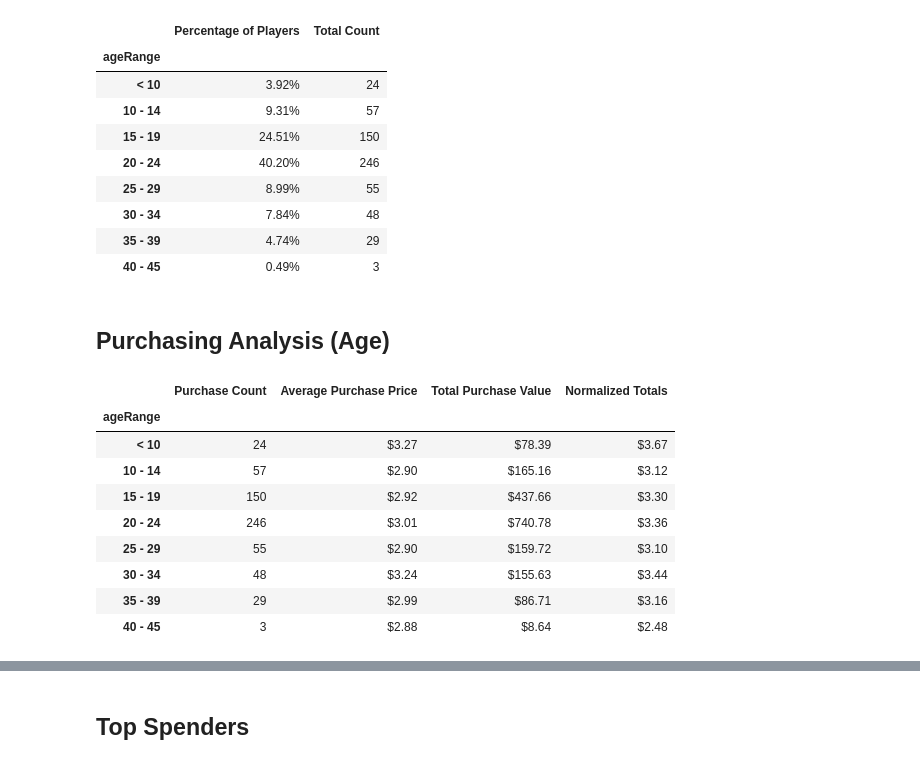
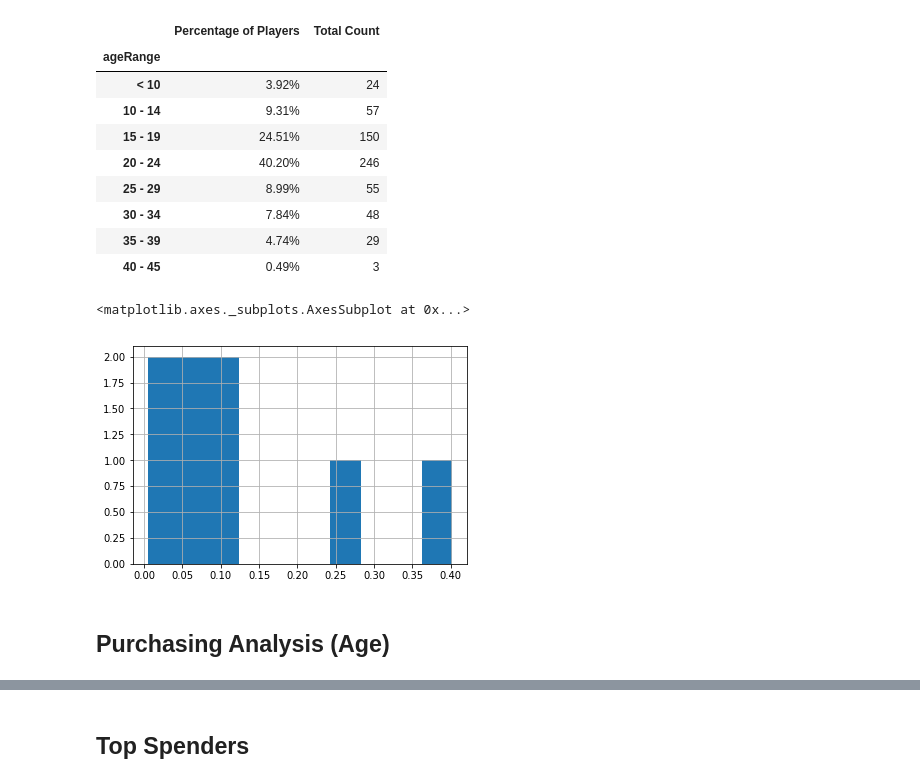
Before and after one commit to tokunami/pandas-hw, a Jupyter notebook: HeroesOfPymoli/myResult.ipynb, the cells around one changed output, grey strips where cells are left out. Saved outputs shown, nothing was run; the diff lists cells and outputs as text; code cells hidden in the pictures.

```diff
--- a/HeroesOfPymoli/myResult.ipynb
+++ b/HeroesOfPymoli/myResult.ipynb
@@ -130,10 +141,11 @@ uniquePlayers_df["ageRange"] = pd.cut(uniquePlayers_df["Age"],bins,labels=group_
 uniquePlayers_ageRange = uniquePlayers_df.groupby("ageRange")
 
 # Format and Output
-pd.DataFrame({
+uniquePlayers_ageRange_df = pd.DataFrame({
     "Percentage of Players":uniquePlayers_ageRange["Age"].count()/totalCount,
     "Total Count": uniquePlayers_ageRange["Age"].count()
-}).style.format({
+})
+uniquePlayers_ageRange_df.style.format({
     "Percentage of Players": "{:.2%}"
 })
 # %% [output]
@@ -151,36 +163,11 @@ See the caveats in the documentation: http://pandas.pydata.org/pandas-docs/stabl
 | 30 - 34 | 7.84% | 48 |
 | 35 - 39 | 4.74% | 29 |
 | 40 - 45 | 0.49% | 3 |
+# %%
+uniquePlayers_ageRange_df["Percentage of Players"].hist()
+# TODO fix but
+# %% [output]
+<matplotlib.axes._subplots.AxesSubplot at 0x...>
+[figure, added]
 # %% [markdown]
 ## Purchasing Analysis (Age)
-# %%
-# Create a new df
-purchaseAnal_ageRange = pd.DataFrame({
-    "Purchase Count": uniquePlayers_ageRange["Age"].count(),
-    "Average Purchase Price": uniquePlayers_ageRange["Price"].mean(),
-    "Total Purchase Value": uniquePlayers_ageRange["Price"].sum(),
-    "Normalized Totals": uniquePlayers_ageRange["Price"].mean()*uniquePlayers_ageRange["Price"].std()
-})
-
-# Format and Output
-purchaseAnal_ageRange[[
-    "Purchase Count",
-    "Average Purchase Price",
-    "Total Purchase Value",
-    "Normalized Totals"
-]].style.format({
-    "Average Purchase Price":"${:.2f}",
-    "Total Purchase Value":"${:.2f}",
-    "Normalized Totals":"${:.2f}"
-})
-# %% [output]
-|  | Purchase Count | Average Purchase Price | Total Purchase Value | Normalized Totals |
-| ageRange |  |  |  |  |
-| < 10 | 24 | $3.27 | $78.39 | $3.67 |
-| 10 - 14 | 57 | $2.90 | $165.16 | $3.12 |
-| 15 - 19 | 150 | $2.92 | $437.66 | $3.30 |
-| 20 - 24 | 246 | $3.01 | $740.78 | $3.36 |
-| 25 - 29 | 55 | $2.90 | $159.72 | $3.10 |
-| 30 - 34 | 48 | $3.24 | $155.63 | $3.44 |
-| 35 - 39 | 29 | $2.99 | $86.71 | $3.16 |
-| 40 - 45 | 3 | $2.88 | $8.64 | $2.48 |
```
Also changed, not shown: parts of 12 cells of this notebook.
